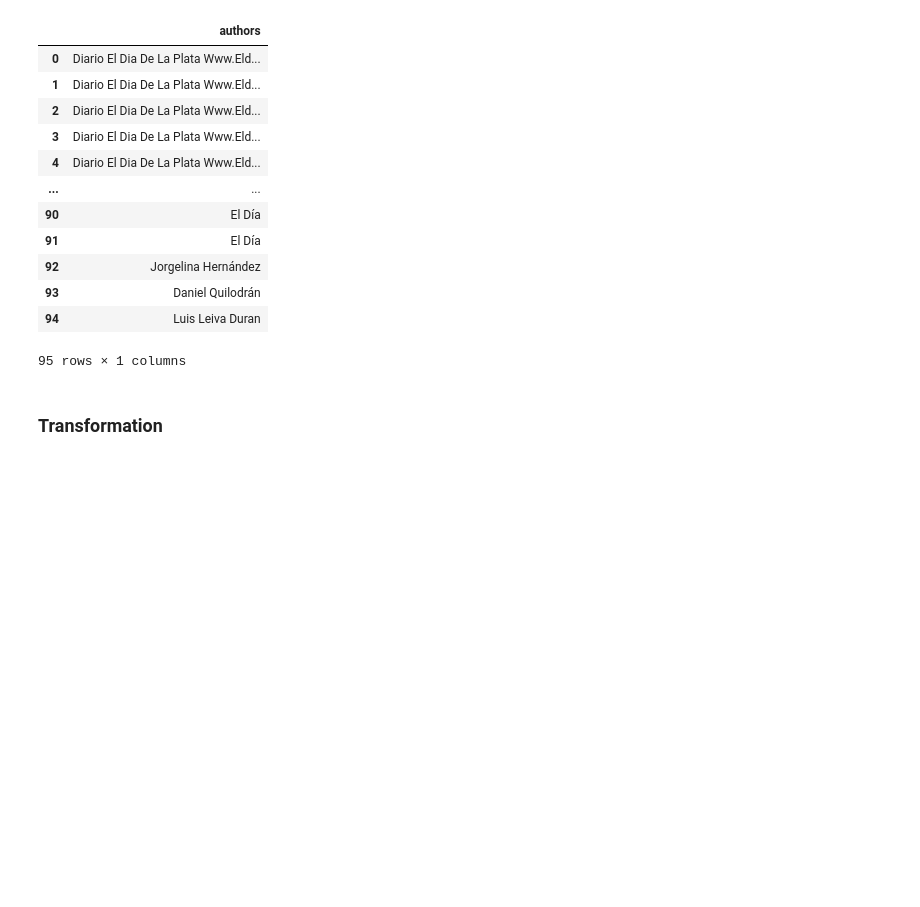
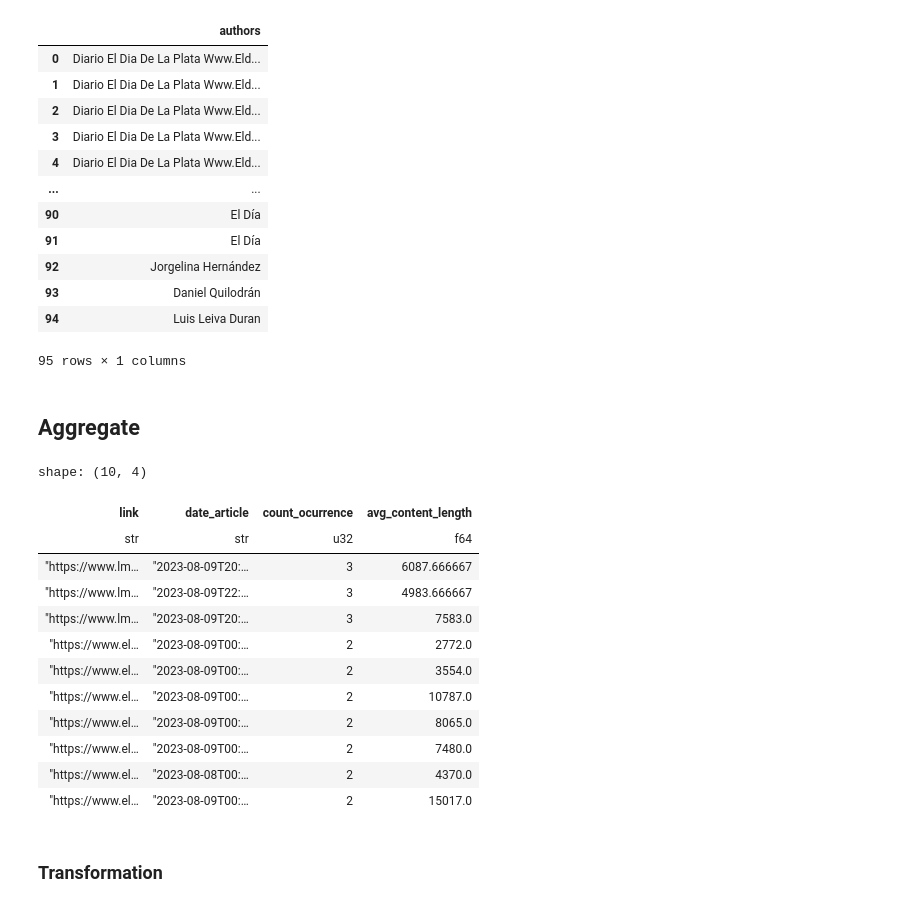
Before and after one commit to castillosebastian/willow, a Jupyter notebook: dev/transforme_first_clean.ipynb, the cells around one changed output. Drawn from its saved outputs; the diff is of its cells as text; code cells hidden in the pictures; blank space fills up the shorter version.

```diff
--- a/dev/transforme_first_clean copy.ipynb
+++ b/dev/transforme_first_clean.ipynb
@@ -108,0 +17,3 @@ shape: (226, 2)
+# %%
+filepath = '/home/sebacastillo/willow/output/news_narcotráfico_related_2023-08-09_1951.csv'
+df = pl.read_csv(filepath)
@@ -272,6 +187,37 @@ shape: (226, 2)
 | 93 | Daniel Quilodrán |
 | 94 | Luis Leiva Duran |
 95 rows × 1 columns
+# %% [markdown]
+## Aggregate
+# %%
+duplicados = (
+    df
+    .groupby("link", 'date_article')
+    .agg(
+        [
+            pl.count().alias('count_ocurrence'),
+            pl.col("content").str.n_chars().mean().alias("avg_content_length")
+        ]
+    )
+    .sort("count_ocurrence", descending=True)
+    .limit(10)
+)
+# %%
+duplicados
+# %% [output]
+shape: (10, 4)
+| link | date_article | count_ocurrence | avg_content_length |
+| str | str | u32 | f64 |
+| "https://www.lm… | "2023-08-09T20:… | 3 | 6087.666667 |
+| "https://www.lm… | "2023-08-09T22:… | 3 | 4983.666667 |
+| "https://www.lm… | "2023-08-09T20:… | 3 | 7583.0 |
+| "https://www.el… | "2023-08-09T00:… | 2 | 2772.0 |
+| "https://www.el… | "2023-08-09T00:… | 2 | 3554.0 |
+| "https://www.el… | "2023-08-09T00:… | 2 | 10787.0 |
+| "https://www.el… | "2023-08-09T00:… | 2 | 8065.0 |
+| "https://www.el… | "2023-08-09T00:… | 2 | 7480.0 |
+| "https://www.el… | "2023-08-08T00:… | 2 | 4370.0 |
+| "https://www.el… | "2023-08-09T00:… | 2 | 15017.0 |
 # %% [markdown]
 ### Transformation
 # %%
```
Also changed, not shown: parts of 15 cells of this notebook, 7 other files.
